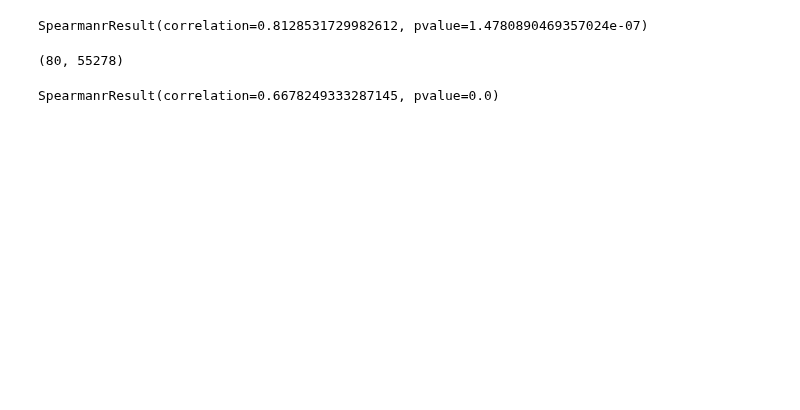
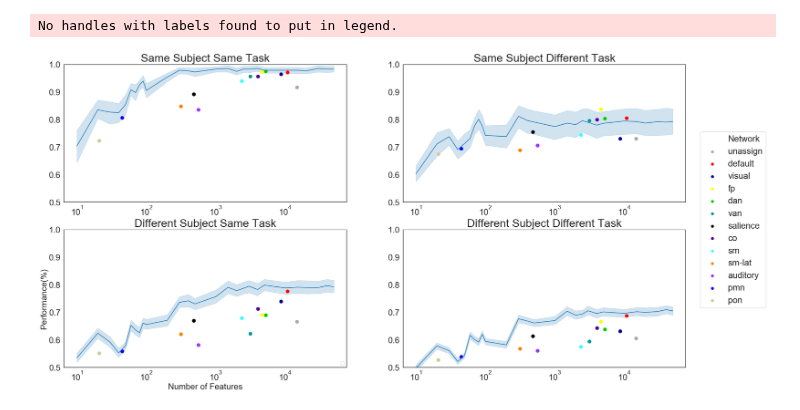
Before and after one commit to GrattonLab/MSC_Alexis, a Jupyter notebook: analysis/code/mL_rsfMRI/Figures.ipynb, the cells around one changed output. Cells and saved outputs as stored; diff of their text form; code cells hidden in the pictures; blank space fills up the shorter version.

```diff
--- a/analysis/code/mL_rsfMRI/Figures.ipynb
+++ b/analysis/code/mL_rsfMRI/Figures.ipynb
@@ -776,35 +692,3 @@ for sub in subList:
-# %%
-Y = pdist(memDS, 'euclidean')
-clustering=linkage(Y,'average')
-c,D = cophenet(clustering,Y);
-r = spearmanr(Y,D)
-r
-#dendrogram(clustering, labels=subList)
-#plt.savefig(thisDir+'output/mL/images/ridge/figs/memory_dendPlots.png', format='png')
-# %% [output]
-SpearmanrResult(correlation=0.8128531729982612, pvalue=1.4780890469357024e-07)
-# %%
-restDF.shape
-# %% [output]
-(80, 55278)
-# %%
-from scipy.spatial.distance import pdist
-from scipy.cluster.hierarchy import dendrogram, linkage, cophenet
-from scipy.stats import spearmanr
-#make a dendrogram for clustering resting state FC
-Y = pdist(restDF, 'euclidean')
-
-clustering=linkage(Y,method='average')
-#cophenet(clustering,Y)
-#dendrogram(clustering)#, labels=subList)
-#plt.savefig(thisDir+'output/mL/images/ridge/figs/rsFC_dendPlots.png', format='png')
-
-
-c,D = cophenet(clustering,Y);
-r = spearmanr(Y,D)
-r
-# %% [output]
-SpearmanrResult(correlation=0.6678249333287145, pvalue=0.0)
 # %%
 #Subnetwork relative percent diff
 
@@ -848,57 +732,61 @@ ax1=fig.add_subplot(gs[0,0])
 ax = sns.lineplot(x="Features", y="Accuracy",data=rand_CV, ax=ax1)
 ax.set(xscale="log")
 g=sns.scatterplot(x='Features', y='Acc', hue='Network', data=CV_mu, ax=ax1, color='r',s=200,legend=False,palette=["unassign","default", "visual",'fp','dan','van','salience','co','sm','sm-lat', 'auditory','pmn','pon'])
-
-gg=sns.scatterplot(x='Features', y='Acc', hue='Network', data=CV_muNull, marker="x", ax=ax1, color='r',s=600,legend=False,palette=["unassign","default", "visual",'fp','dan','van','salience','co','sm','sm-lat', 'auditory','pmn','pon'])
+#gg=sns.scatterplot(x='Features', y='Acc', hue='Network', data=CV_muNull, marker="x", ax=ax1, color='r',s=600,legend=False,palette=["unassign","default", "visual",'fp','dan','van','salience','co','sm','sm-lat', 'auditory','pmn','pon'])
 
 
 ax.set_title('Same Subject Same Task',fontsize=40, pad=10)
 ax.set_ylabel('')
 ax.set_xlabel('')
 ax.set(ylim=(.5, 1))
 ax.tick_params(labelsize=30)
 
 #DS
-ax2=fig.add_subplot(gs[0,1])
+#ax2=fig.add_subplot(gs[0,1])
+ax2=fig.add_subplot(gs[1,0])
 ax = sns.lineplot(x="Features", y="acc",data=rand_DS, ax=ax2)
 ax.set(xscale="log")
-g=sns.scatterplot(x='Features', y='Acc', hue='Network', data=DS_mu, ax=ax2, color='r',s=200,palette=["unassign","default", "visual",'fp','dan','van','salience','co','sm','sm-lat', 'auditory','pmn','pon'])
+g=sns.scatterplot(x='Features', y='Acc', hue='Network', data=DS_mu, ax=ax2, color='r',legend=False,s=200,palette=["unassign","default", "visual",'fp','dan','van','salience','co','sm','sm-lat', 'auditory','pmn','pon'])
 g.legend(loc='lower right')
-gg=sns.scatterplot(x='Features', y='Acc', hue='Network', data=DS_muNull,  marker="x", legend=False,ax=ax2, color='r',s=600,palette=["unassign","default", "visual",'fp','dan','van','salience','co','sm','sm-lat', 'auditory','pmn','pon'])
+#gg=sns.scatterplot(x='Features', y='Acc', hue='Network', data=DS_muNull,  marker="x", legend=False,ax=ax2, color='r',s=600,palette=["unassign","default", "visual",'fp','dan','van','salience','co','sm','sm-lat', 'auditory','pmn','pon'])
 ax.set_title('Different Subject Same Task',fontsize=40, pad=10)
+ax.set_ylabel("Performance(%)", fontsize=30)
+ax.set_xlabel('Number of Features',fontsize=30)
+ax.set(ylim=(.5, 1))
+ax.tick_params(labelsize=30)
+
+
+#SS
+#ax3=fig.add_subplot(gs[1,0])
+ax3=fig.add_subplot(gs[0,1])
+ax = sns.lineplot(x="Features", y="acc",data=rand_SS, ax=ax3)
+ax.set(xscale="log")
+g=sns.scatterplot(x='Features', y='Acc', hue='Network', data=SS_mu, ax=ax3, color='r',s=200,palette=["unassign","default", "visual",'fp','dan','van','salience','co','sm','sm-lat', 'auditory','pmn','pon'])
+#gg=sns.scatterplot(x='Features', y='Acc', hue='Network', data=SS_muNull, marker="x",ax=ax3, color='r',s=600,legend=False,palette=["unassign","default", "visual",'fp','dan','van','salience','co','sm','sm-lat', 'auditory','pmn','pon'])
+ax.set_title('Same Subject Different Task',fontsize=40, pad=10)
 ax.set_ylabel('')
 ax.set_xlabel('')
-ax.set(ylim=(.5, 1))
-ax.tick_params(labelsize=30)
-plt.legend(bbox_to_anchor=(1.3, -0.05),loc='lower right',fontsize='xx-large')
-
-#SS
-ax3=fig.add_subplot(gs[1,0])
-ax = sns.lineplot(x="Features", y="acc",data=rand_SS, ax=ax3)
-ax.set(xscale="log")
-g=sns.scatterplot(x='Features', y='Acc', hue='Network', data=SS_mu, ax=ax3, color='r',s=200,legend=False,palette=["unassign","default", "visual",'fp','dan','van','salience','co','sm','sm-lat', 'auditory','pmn','pon'])
-gg=sns.scatterplot(x='Features', y='Acc', hue='Network', data=SS_muNull, marker="x",ax=ax3, color='r',s=600,legend=False,palette=["unassign","default", "visual",'fp','dan','van','salience','co','sm','sm-lat', 'auditory','pmn','pon'])
-
-ax.set_title('Same Subject Different Task',fontsize=40, pad=10)
-ax.set_ylabel("Performance(%)", fontsize=30)
-ax.set_xlabel('Number of Features',fontsize=30)
+plt.legend(bbox_to_anchor=(1.3, -.8),loc='lower right',fontsize='xx-large')
 ax.set(ylim=(.5, 1))
 ax.tick_params(labelsize=30)
 
 #BS
 ax4=fig.add_subplot(gs[1,1])
 ax = sns.lineplot(x="Features", y="acc",data=rand_BS, ax=ax4)
 ax.set(xscale="log")
 g=sns.scatterplot(x='Features', y='Acc', hue='Network', data=BS_mu, ax=ax4, color='r',s=200,legend=False,palette=["unassign","default", "visual",'fp','dan','van','salience','co','sm','sm-lat', 'auditory','pmn','pon'])
-gg=sns.scatterplot(x='Features', y='Acc', hue='Network', data=BS_muNull,marker="x", ax=ax4, color='r',s=600,legend=False,palette=["unassign","default", "visual",'fp','dan','van','salience','co','sm','sm-lat', 'auditory','pmn','pon'])
+#gg=sns.scatterplot(x='Features', y='Acc', hue='Network', data=BS_muNull,marker="x", ax=ax4, color='r',s=600,legend=False,palette=["unassign","default", "visual",'fp','dan','van','salience','co','sm','sm-lat', 'auditory','pmn','pon'])
 ax.set_title('Different Subject Different Task',fontsize=40, pad=10)
 ax.set_ylabel('')
 ax.set_xlabel('')
 ax.set(ylim=(.5, 1))
 ax.tick_params(labelsize=30)
 #fig.text(0.075, 0.5, "Performance(%)", rotation="vertical", va="center", fontsize="30")
 #fig.text(0.45, 0.07, 'Number of Features', rotation="horizontal", va="center", fontsize="30")
 plt.savefig(thisDir+'output/mL/images/ridge/figs/Null_feature_plots.png', bbox_inches='tight')
+# %% [output]
+No handles with labels found to put in legend.
+[figure, added]
 # %%
 #subnet z score null bar plots
 
```
Also changed, not shown: parts of 22 cells of this notebook, 12 other files.
